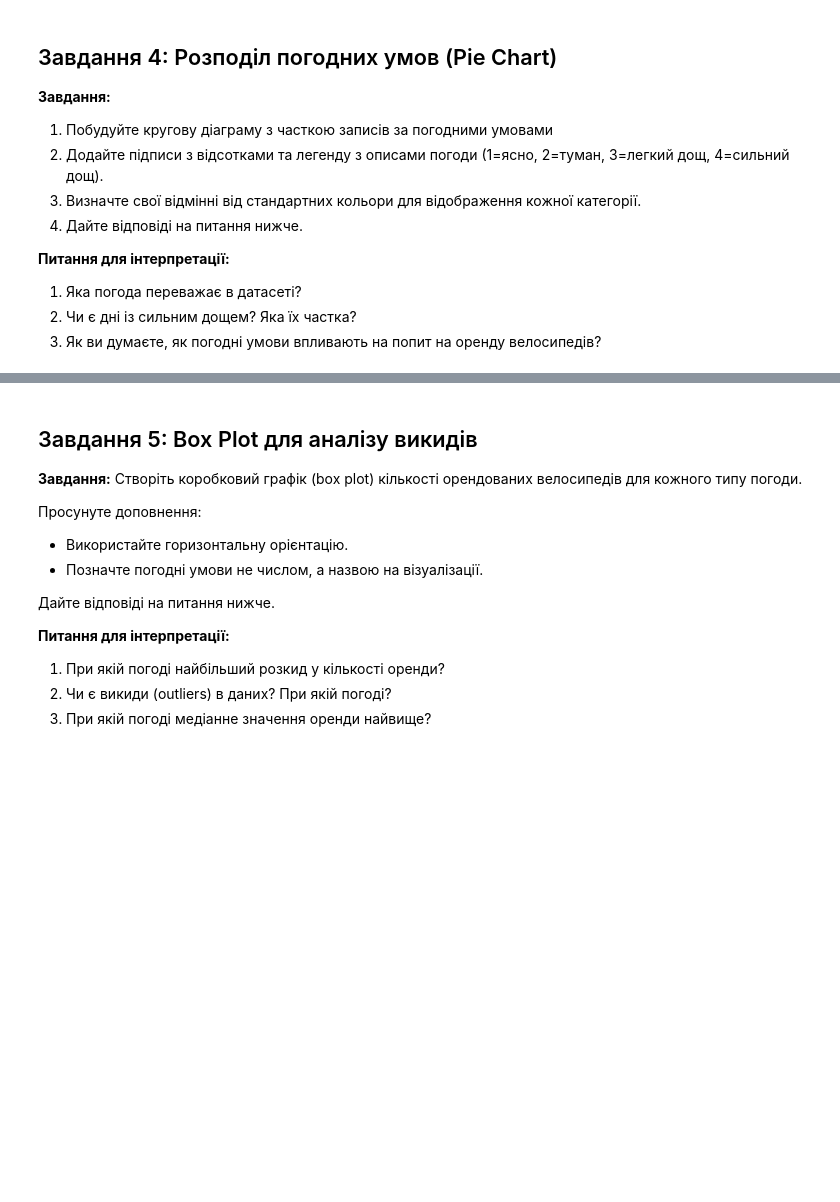
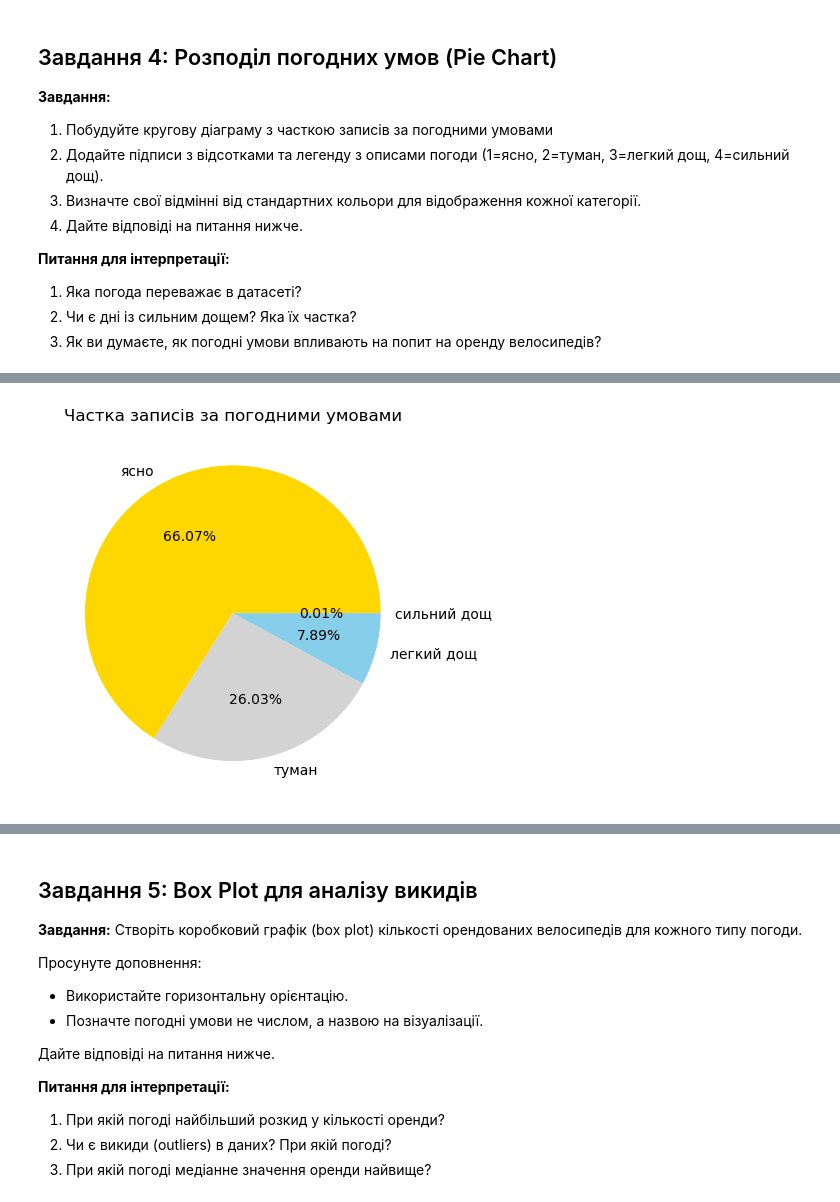
Before and after one commit to OlenaBabko/DataAnalytics_DataLovesAcademy, a Jupyter notebook: modul_11_Visualisation_Matplotlib_Seaborn_Plotly/hw/HW_11_1_Visualisation_Pandas.ipynb, the cells around one changed output, grey strips where cells are left out. Drawn from its saved outputs; the diff is of its cells as text; code cells hidden in the pictures; blank space fills up the shorter version.

```diff
--- a/modul_11_Visualisation_Matplotlib_Seaborn_Plotly/hw/HW_11_1_Visualisation_Pandas.ipynb
+++ b/modul_11_Visualisation_Matplotlib_Seaborn_Plotly/hw/HW_11_1_Visualisation_Pandas.ipynb
@@ -310,3 +341,23 @@ Post-Monsoon - так само комфортна температура для
 Очікуваний результат:
 
 ![image.png](embedded-picture-1)
+# %%
+# Частка записів за погодними умовами
+
+share_by_weather = df["weather"].value_counts().sort_index()
+
+share_by_weather.plot.pie(
+    # figsize=(8, 8),
+    autopct='%1.2f%%',
+    labels=["ясно", "туман", "легкий дощ", "сильний дощ"],
+    title="Частка записів за погодними умовами",
+    ylabel='',
+    #colors=plt.cm.tab20c.colors
+    colors = ['gold', 'lightgray', 'skyblue', 'royalblue']
+
+)
+
+plt.savefig("share_by_weather.png", dpi=300, bbox_inches="tight")
+plt.show()
+# %% [output]
+[figure, added]
```
Also changed, not shown: parts of 3 cells of this notebook.
